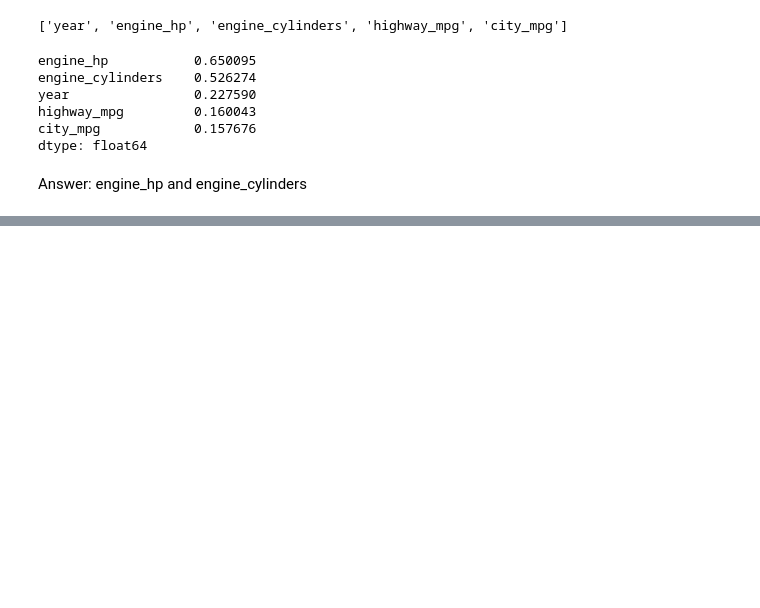
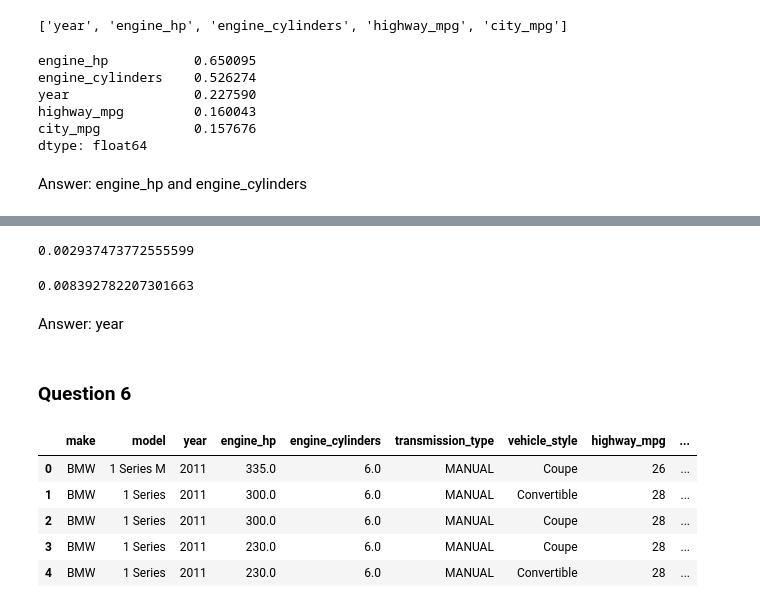
Before and after one commit to osmog/mlzoomcamp2023, a Jupyter notebook: 03-classification/homework.ipynb, the cells around one changed output, grey strips where cells are left out. Cells and saved outputs as stored; diff of their text form; code cells hidden in the pictures; blank space fills up the shorter version.

```diff
--- a/03-classification/homework.ipynb
+++ b/03-classification/homework.ipynb
@@ -144,0 +354,26 @@ Answer: engine_hp and engine_cylinders
+# %%
+acc_all_features - acc_wo_transmission_type
+# %% [output]
+0.002937473772555599
+# %%
+acc_all_features - acc_wo_city_mpg
+# %% [output]
+0.008392782207301663
+# %% [markdown]
+Answer: year
+# %% [markdown]
+### Question 6
+# %%
+from numpy import log1p
+
+
+df['price'] = log1p(df_raw['price'])
+# %%
+df.head()
+# %% [output]
+|  | make | model | year | engine_hp | engine_cylinders | transmission_type | vehicle_style | highway_mpg | ... |
+| 0 | BMW | 1 Series M | 2011 | 335.0 | 6.0 | MANUAL | Coupe | 26 | ... |
+| 1 | BMW | 1 Series | 2011 | 300.0 | 6.0 | MANUAL | Convertible | 28 | ... |
+| 2 | BMW | 1 Series | 2011 | 300.0 | 6.0 | MANUAL | Coupe | 28 | ... |
+| 3 | BMW | 1 Series | 2011 | 230.0 | 6.0 | MANUAL | Coupe | 28 | ... |
+| 4 | BMW | 1 Series | 2011 | 230.0 | 6.0 | MANUAL | Convertible | 28 | ... |
```
Also changed, not shown: parts of 55 cells of this notebook.
